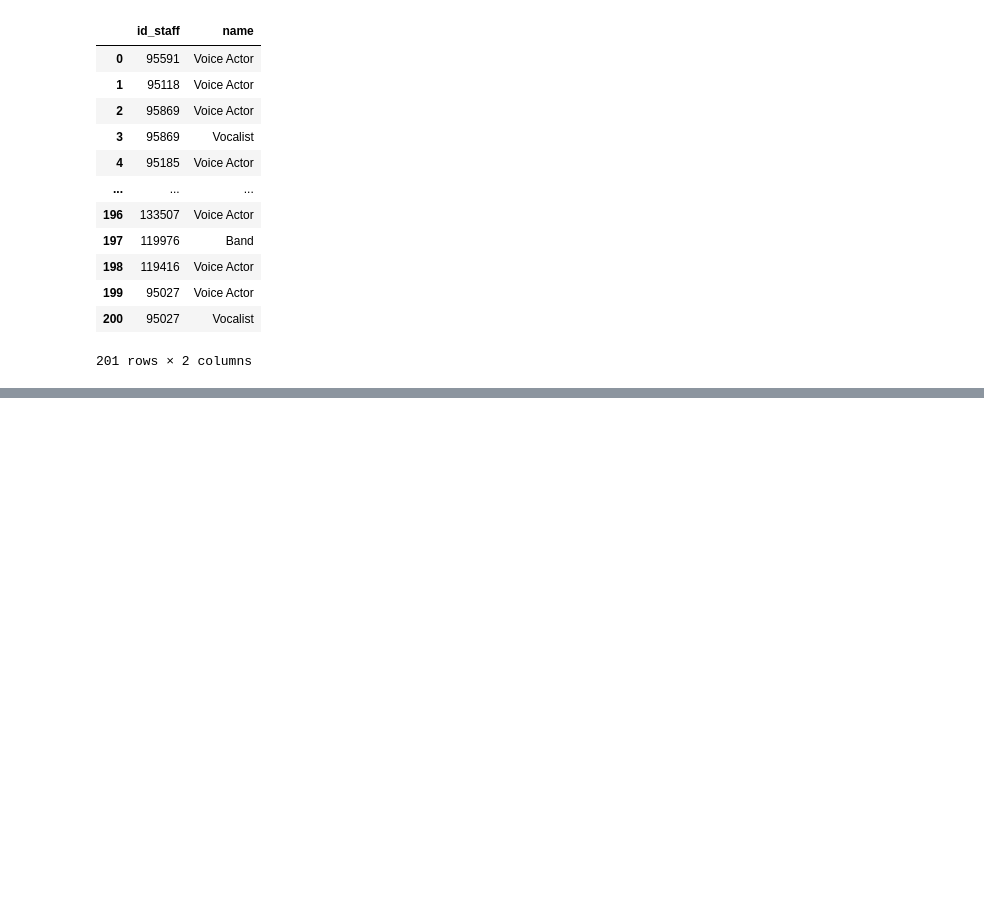
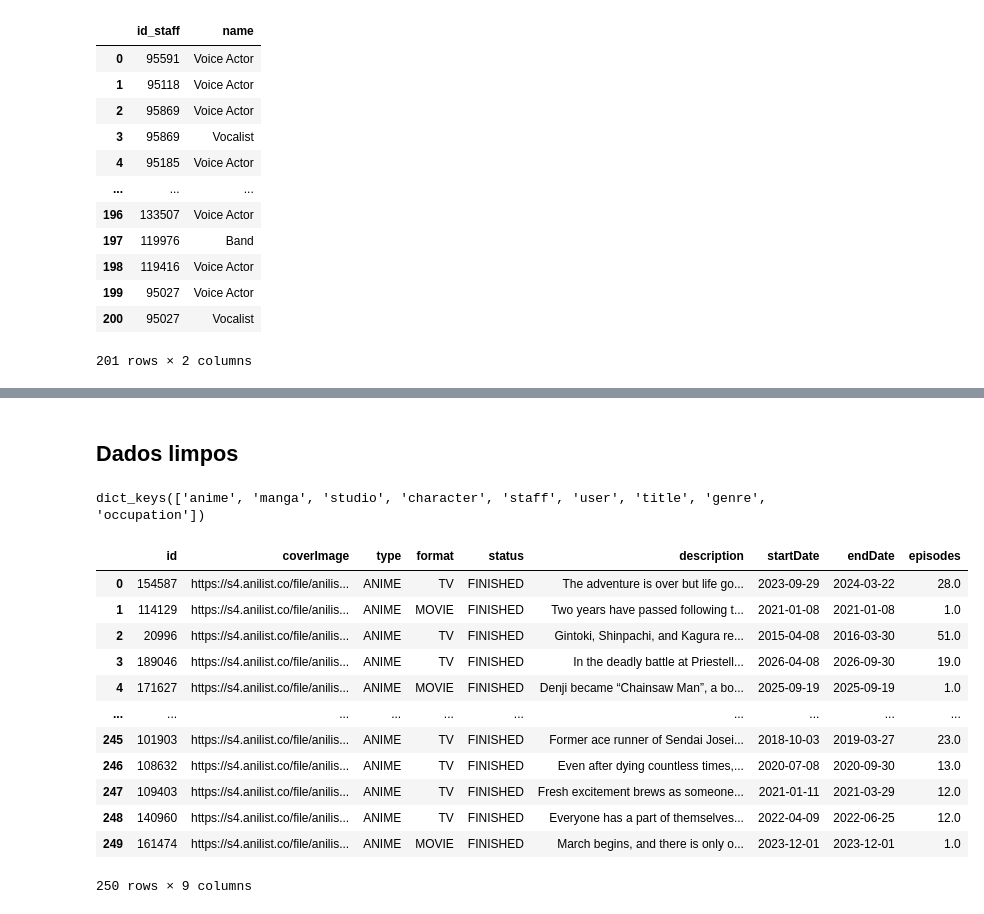
Before and after one commit to E-rhari/AniLista, a Jupyter notebook: requestApi.ipynb, the cells around one changed output, grey strips where cells are left out. Saved outputs shown, nothing was run; the diff lists cells and outputs as text; code cells hidden in the pictures; blank space fills up the shorter version.

```diff
--- a/requestApi.ipynb
+++ b/requestApi.ipynb
@@ -456,0 +567,22 @@ dfs['occupation']
+# %% [markdown]
+## Dados limpos
+# %%
+dfs.keys()
+# %% [output]
+dict_keys(['anime', 'manga', 'studio', 'character', 'staff', 'user', 'title', 'genre', 'occupation'])
+# %%
+dfs['anime']
+# %% [output]
+|  | id | coverImage | type | format | status | description | startDate | endDate | episodes |
+| 0 | 154587 | https://s4.anilist.co/file/anilis... | ANIME | TV | FINISHED | The adventure is over but life go... | 2023-09-29 | 2024-03-22 | 28.0 |
+| 1 | 114129 | https://s4.anilist.co/file/anilis... | ANIME | MOVIE | FINISHED | Two years have passed following t... | 2021-01-08 | 2021-01-08 | 1.0 |
+| 2 | 20996 | https://s4.anilist.co/file/anilis... | ANIME | TV | FINISHED | Gintoki, Shinpachi, and Kagura re... | 2015-04-08 | 2016-03-30 | 51.0 |
+| 3 | 189046 | https://s4.anilist.co/file/anilis... | ANIME | TV | FINISHED | In the deadly battle at Priestell... | 2026-04-08 | 2026-09-30 | 19.0 |
+| 4 | 171627 | https://s4.anilist.co/file/anilis... | ANIME | MOVIE | FINISHED | Denji became “Chainsaw Man”, a bo... | 2025-09-19 | 2025-09-19 | 1.0 |
+| ... | ... | ... | ... | ... | ... | ... | ... | ... | ... |
+| 245 | 101903 | https://s4.anilist.co/file/anilis... | ANIME | TV | FINISHED | Former ace runner of Sendai Josei... | 2018-10-03 | 2019-03-27 | 23.0 |
+| 246 | 108632 | https://s4.anilist.co/file/anilis... | ANIME | TV | FINISHED | Even after dying countless times,... | 2020-07-08 | 2020-09-30 | 13.0 |
+| 247 | 109403 | https://s4.anilist.co/file/anilis... | ANIME | TV | FINISHED | Fresh excitement brews as someone... | 2021-01-11 | 2021-03-29 | 12.0 |
+| 248 | 140960 | https://s4.anilist.co/file/anilis... | ANIME | TV | FINISHED | Everyone has a part of themselves... | 2022-04-09 | 2022-06-25 | 12.0 |
+| 249 | 161474 | https://s4.anilist.co/file/anilis... | ANIME | MOVIE | FINISHED | March begins, and there is only o... | 2023-12-01 | 2023-12-01 | 1.0 |
+250 rows × 9 columns
```
Also changed, not shown: parts of 23 cells of this notebook.
